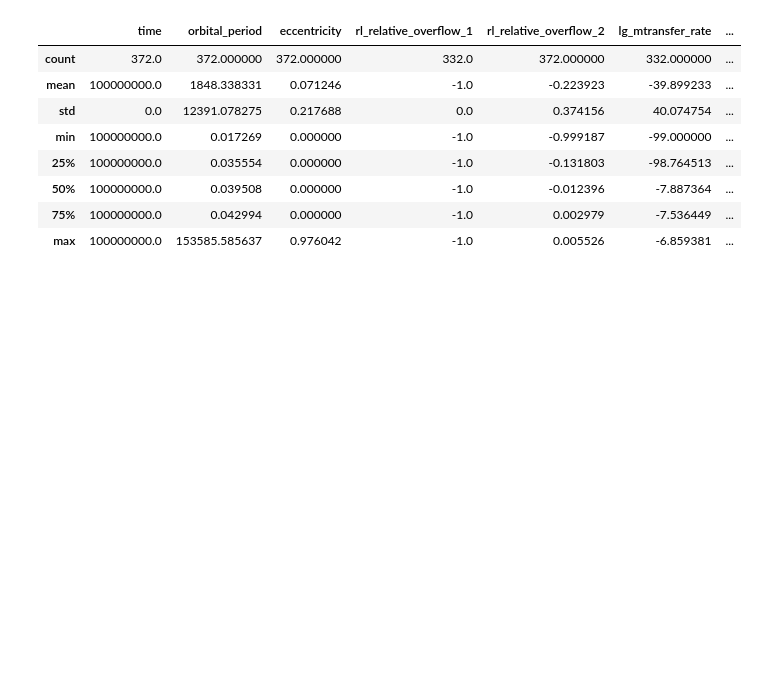
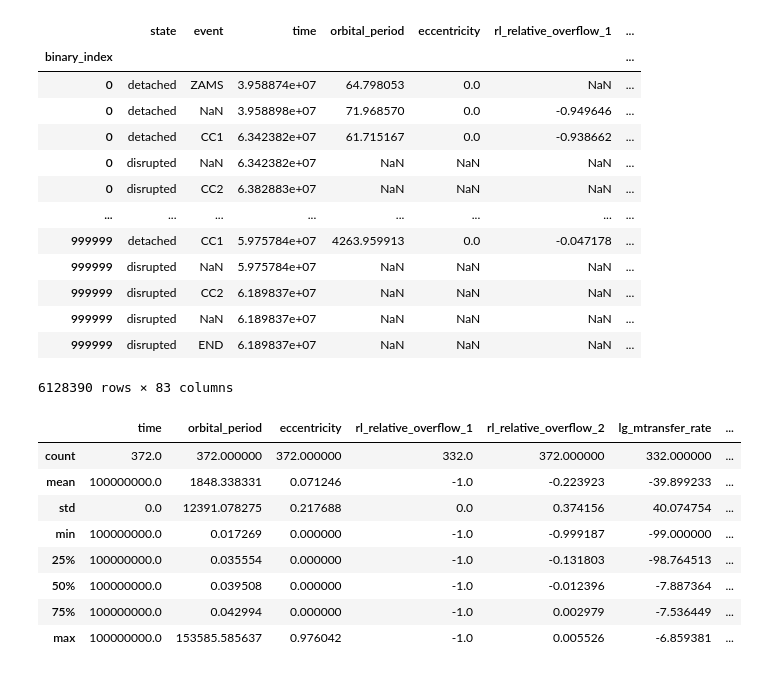
Before and after one commit to PiersonLip/Honors-Independent-Study, a Jupyter notebook: Code/Sorting.ipynb, the cells around one changed output. Cells and saved outputs as stored; diff of their text form; code cells hidden in the pictures; blank space fills up the shorter version.

```diff
--- a/Code/Sorting.ipynb
+++ b/Code/Sorting.ipynb
@@ -19,6 +19,23 @@ history = pd.read_hdf(base_path / '1e+00_Zsun_population_max.h5', key='history')
 # HMXB = pd.read_csv(base_path / 'HMXB.csv', low_memory=False)
 # contact = pd.read_csv(base_path / 'contact.csv', low_memory=False)
 # detached = pd.read_csv(base_path / 'detached.csv', low_memory=False)
+# %%
+history
+# %% [output]
+|  | state | event | time | orbital_period | eccentricity | rl_relative_overflow_1 | ... |
+| binary_index |  |  |  |  |  |  | ... |
+| 0 | detached | ZAMS | 3.958874e+07 | 64.798053 | 0.0 | NaN | ... |
+| 0 | detached | NaN | 3.958898e+07 | 71.968570 | 0.0 | -0.949646 | ... |
+| 0 | detached | CC1 | 6.342382e+07 | 61.715167 | 0.0 | -0.938662 | ... |
+| 0 | disrupted | NaN | 6.342382e+07 | NaN | NaN | NaN | ... |
+| 0 | disrupted | CC2 | 6.382883e+07 | NaN | NaN | NaN | ... |
+| ... | ... | ... | ... | ... | ... | ... | ... |
+| 999999 | detached | CC1 | 5.975784e+07 | 4263.959913 | 0.0 | -0.047178 | ... |
+| 999999 | disrupted | NaN | 5.975784e+07 | NaN | NaN | NaN | ... |
+| 999999 | disrupted | CC2 | 6.189837e+07 | NaN | NaN | NaN | ... |
+| 999999 | disrupted | NaN | 6.189837e+07 | NaN | NaN | NaN | ... |
+| 999999 | disrupted | END | 6.189837e+07 | NaN | NaN | NaN | ... |
+6128390 rows × 83 columns
 # %%
 end_df = pd.DataFrame()
 end_df = history[history['event']  == 'END']
```
Also changed, not shown: 36 other files.
